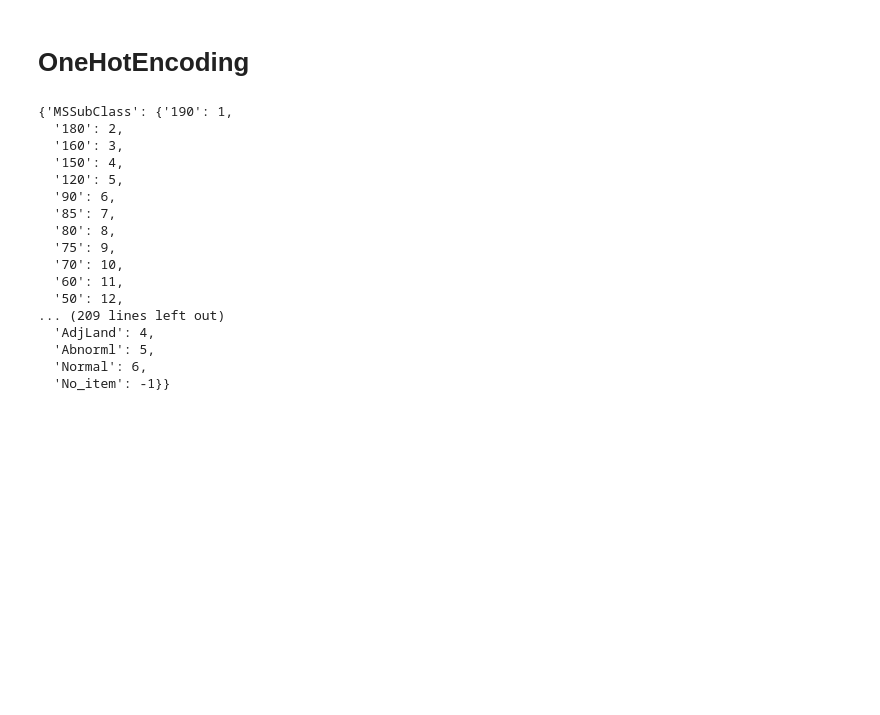
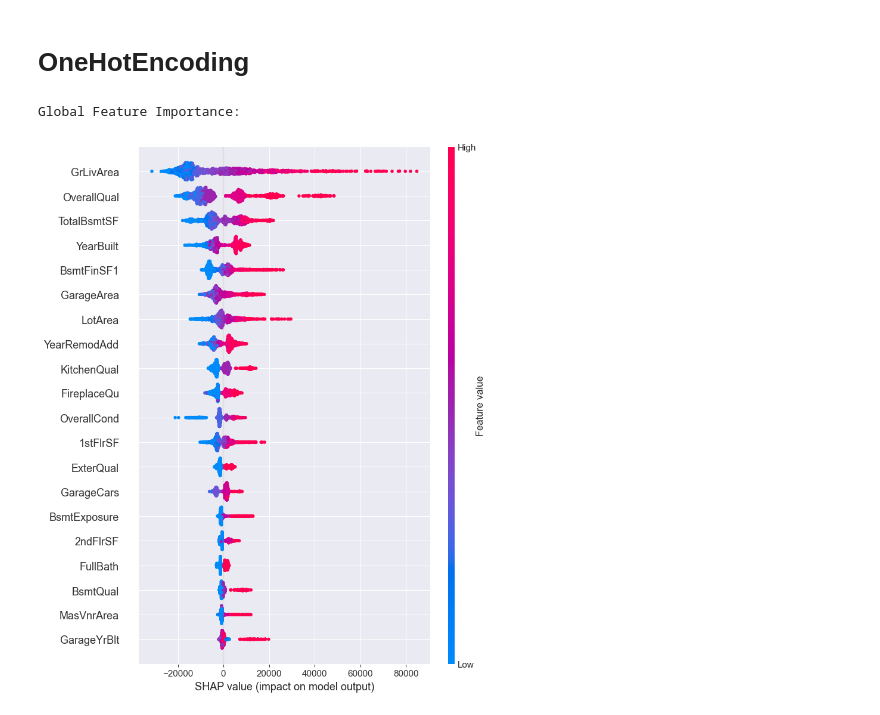
Before and after one commit to siiyayu/FeatureSelectionTechniques, a Jupyter notebook: evaluating_models.ipynb, the cells around one changed output. Cells and saved outputs as stored; diff of their text form; code cells hidden in the pictures; blank space fills up the shorter version.

```diff
--- a/evaluating_models.ipynb
+++ b/evaluating_models.ipynb
@@ -874,9 +573,21 @@ X_preprocessed
 # %%
+preprocessor = DataFramePreprocessor(
+    numeric_cols=numeric_cols,
+    ordinal_cols=ordinal_encode_cols,
+    ohe_cols=[],
+    label_cols=label_encode_cols,
+    ordinal_mappings=ordinal_mappings,
+    label_mappings=label_mappings,
+    features_to_scale=numeric_cols + ordinal_encode_cols + label_encode_cols
+)
 param_grid = {'alpha': [0.001, 0.01, 0.1, 1, 10, 100, 1000, 10000]}
 r2, mae, feature_importances, best_params = run_model(model_class=Lasso, param_grid=param_grid, preprocessor=preprocessor, X=X, y=y)
-print("MAE:\n", mae.mean())
-print("-" * 50)
-print("R2:\n", r2.mean())
-print("-" * 50)
-print("Best parameters:\n", best_params)
-feature_importances
+
+models_dict["Lasso"].append({
+    "encoding": "label",
+    "scaling": True,
+    "mean_mae": mae.mean(),
+    "mean_r2": r2.mean(),
+    "best_params": best_params,
+    "feature_importance": feature_importances
+})
@@ -1200,20 +790,15 @@ preprocessor = DataFramePreprocessor(
-# %%
-label_mappings
-# %% [output]
-{'MSSubClass': {'190': 1,
-  '180': 2,
-  '160': 3,
-  '150': 4,
-  '120': 5,
-  '90': 6,
-  '85': 7,
-  '80': 8,
-  '75': 9,
-  '70': 10,
-  '60': 11,
-  '50': 12,
-... (209 lines left out)
-  'AdjLand': 4,
-  'Abnorml': 5,
-  'Normal': 6,
-  'No_item': -1}}
+# %%
+X_preprocessed = preprocessor.fit_transform(X)
+model = XGBRegressor(objective='reg:absoluteerror', learning_rate=0.1, max_depth=3, n_estimators=300, nthread=-1, reg_alpha=1, reg_lambda=1, subsample=0.8)
+model.fit(X_preprocessed, y)
+
+explainer = shap.Explainer(model, X_preprocessed)
+
+shap_values = explainer(X_preprocessed)
+
+# Visualize Global Feature Importance
+print("Global Feature Importance:")
+shap.summary_plot(shap_values, X_preprocessed)
+# %% [output]
+Global Feature Importance:
+[figure, added]
```
Also changed, not shown: parts of 75 cells of this notebook, 6 other files.
